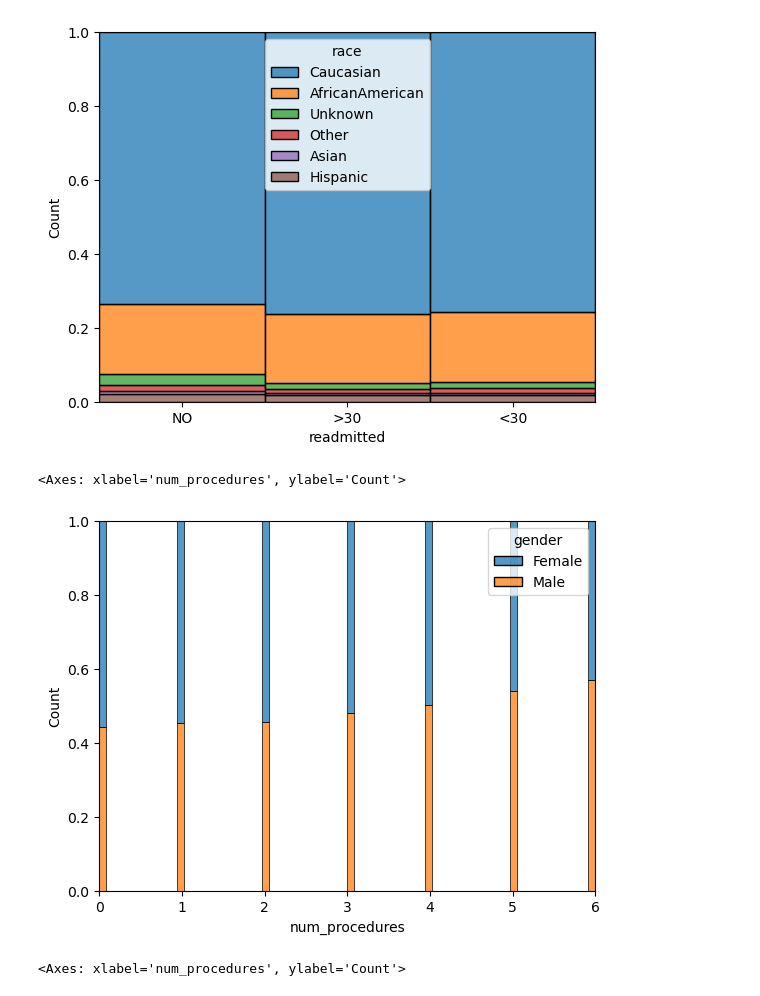
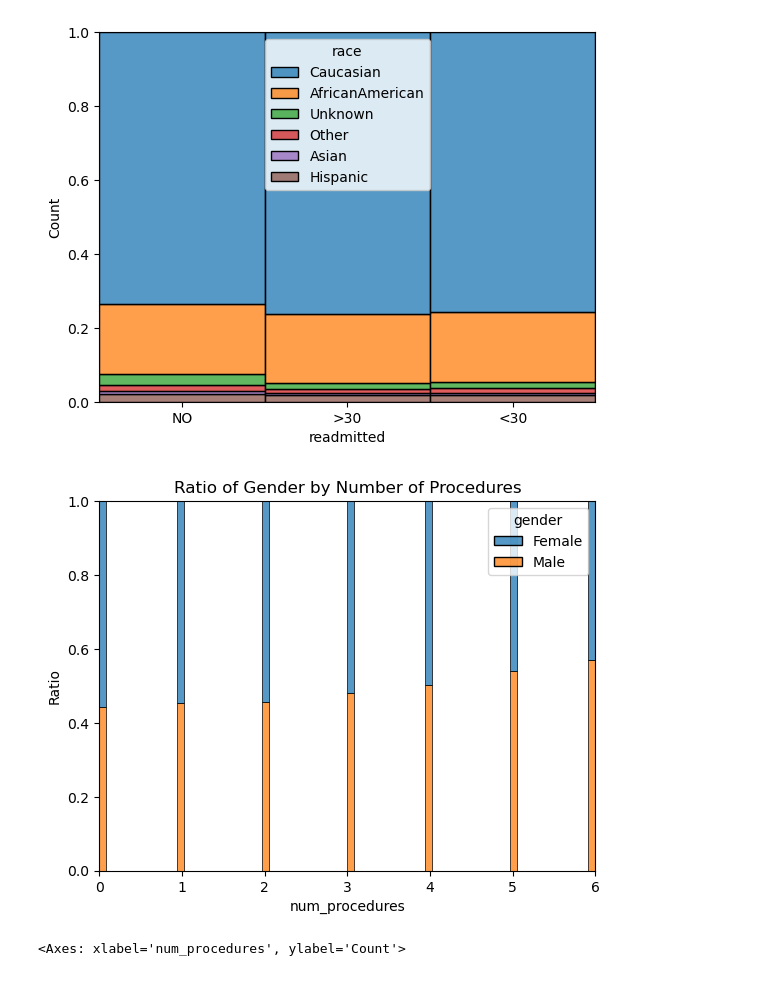
Before and after one commit to ctippett/DATA6550_Bias, a Jupyter notebook: Code/Roberts/first_analysis.ipynb, the cells around one changed output. Drawn from its saved outputs; the diff is of its cells as text; code cells hidden in the pictures.

```diff
--- a/Code/Roberts/first_analysis.ipynb
+++ b/Code/Roberts/first_analysis.ipynb
@@ -137,10 +141,12 @@ sns.histplot(df, x='readmitted', hue='race', multiple='fill')
 <Axes: xlabel='readmitted', ylabel='Count'>
 [figure]
 # %%
-sns.histplot(df, x='num_procedures', hue='gender', multiple='fill')
+hplot = sns.histplot(df, x='num_procedures', hue='gender', multiple='fill')
+plt.ylabel('Ratio')
+plt.title('Ratio of Gender by Number of Procedures')
+sns.move_legend(hplot, "upper right")
 # %% [output]
-<Axes: xlabel='num_procedures', ylabel='Count'>
-[figure, old version]
+[figure, new version]
 # %%
 sns.histplot(df, x='num_procedures', hue='race', multiple='fill')
 # %% [output]
```
Also changed, not shown: parts of 3 cells of this notebook.
